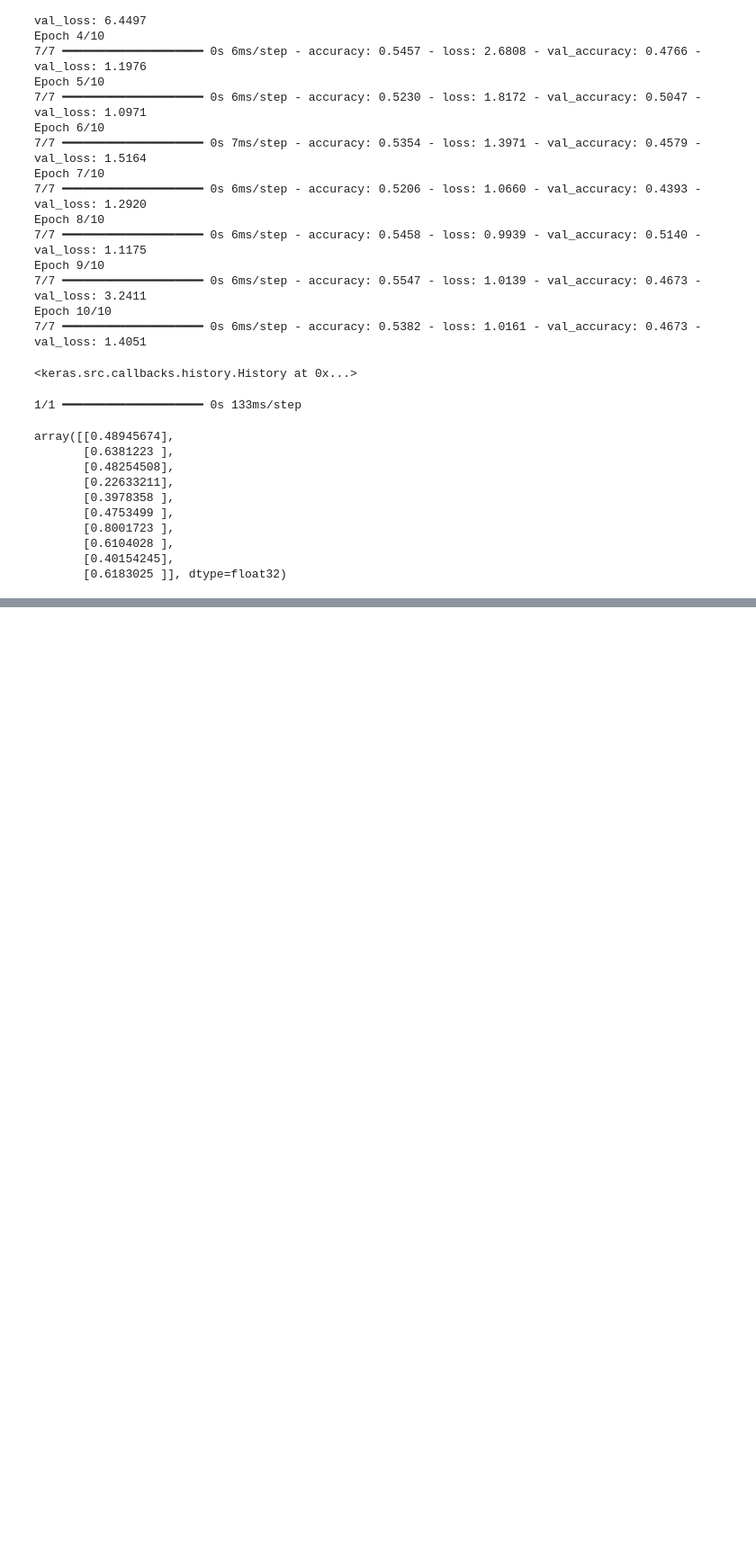
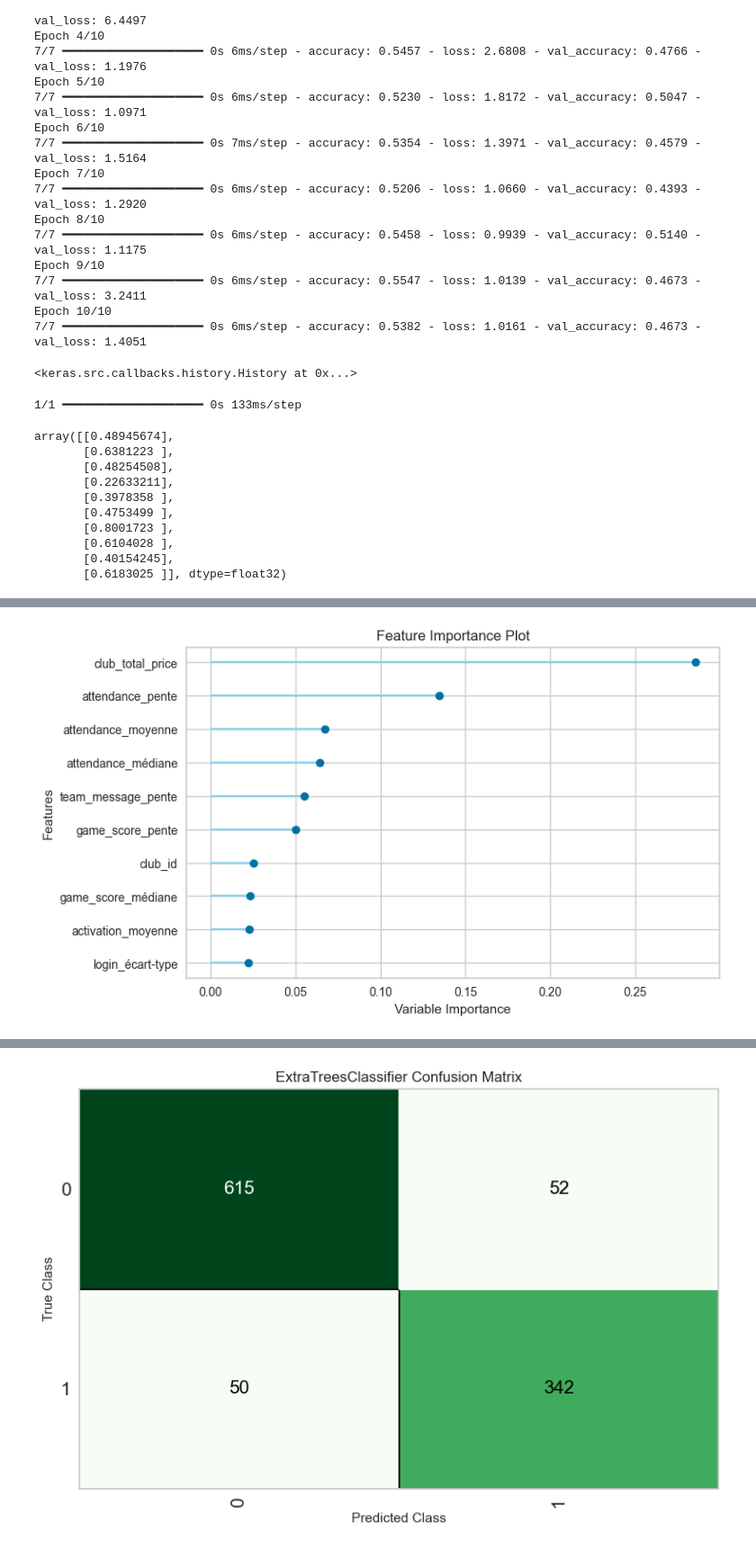
Before and after one commit to flbmax/csmplatform, a Jupyter notebook: churn_research.ipynb, the cells around one changed output, grey strips where cells are left out. Shown at 90% size. Cells and saved outputs as stored; diff of their text form; code cells hidden in the pictures; blank space fills up the shorter version.

```diff
--- a/churn_research.ipynb
+++ b/churn_research.ipynb
@@ -265,0 +610,11 @@ array([[0.48945674],
+# %%
+from pycaret.classification import *
+
+X_train = res[res['club_id'].isin(set(res.club_id) - set(renew_jan))]
+s = setup(X_train, target = 'churn', ignore_features = ['club.id'])
+
+# compare all models
+best_model = compare_models(sort='F1')
+
+# tune best model
+tuned_best_model = tune_model(best_model)
@@ -265,0 +734,6 @@ array([[0.48945674],
+# %%
+plot_model(tuned_best_model, plot = 'feature')
+
+# Confusion Matrix
+plot_model(tuned_best_model, plot = 'confusion_matrix')
+# %% [output]
@@ -265,0 +741 @@ array([[0.48945674],
+[figure, added]
@@ -265,0 +743 @@ array([[0.48945674],
+[figure, added]
```
Also changed, not shown: parts of 32 cells of this notebook, 24 other files.
